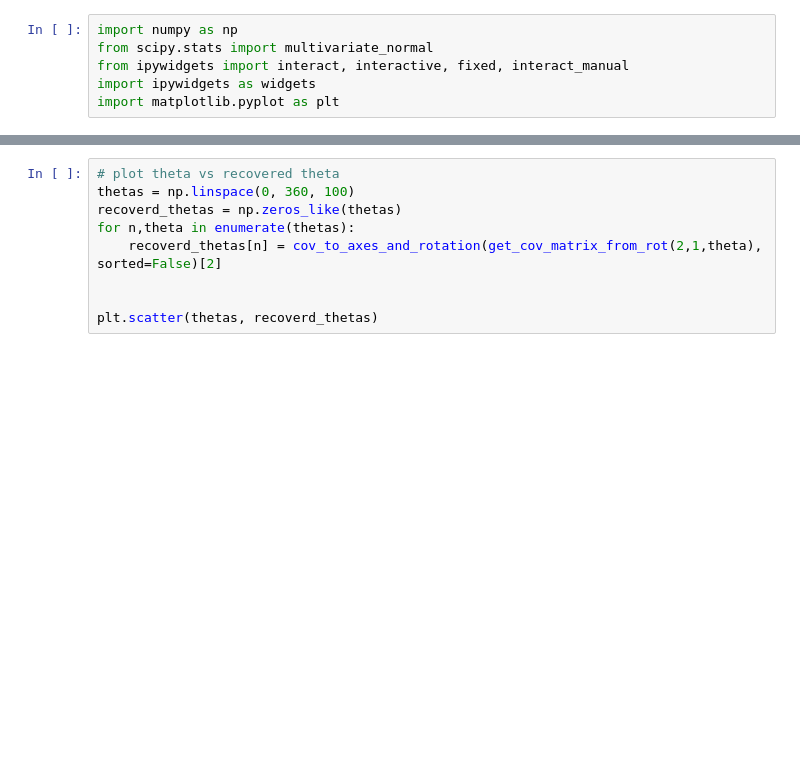
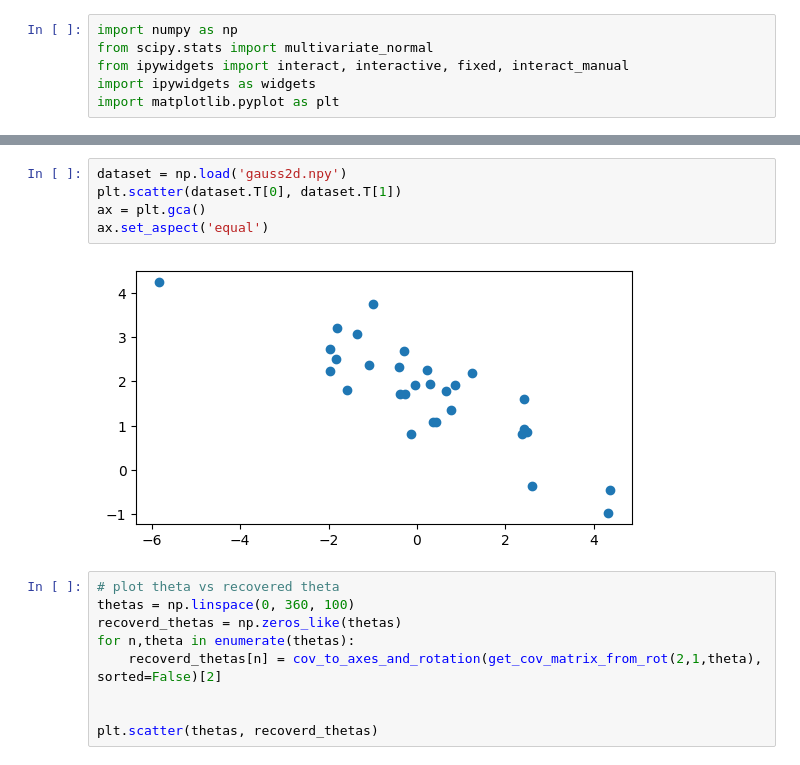
Before and after one commit to ajasja/walker_tracker, a Jupyter notebook: 00-generate-sythetic-2d-normal-dist.ipynb, the cells around one changed output, grey strips where cells are left out. Saved outputs shown, nothing was run; the diff lists cells and outputs as text; blank space fills up the shorter version.

```diff
--- a/00-generate-sythetic-2d-normal-dist.ipynb
+++ b/00-generate-sythetic-2d-normal-dist.ipynb
@@ -114,3 +120,10 @@ panel
+# %%
+dataset = np.load('gauss2d.npy')
+plt.scatter(dataset.T[0], dataset.T[1])
+ax = plt.gca()
+ax.set_aspect('equal')
+# %% [output]
+[figure, added]
 # %%
 # plot theta vs recovered theta
 thetas = np.linspace(0, 360, 100)
```
Also changed, not shown: parts of 3 cells of this notebook, 4 other files.
